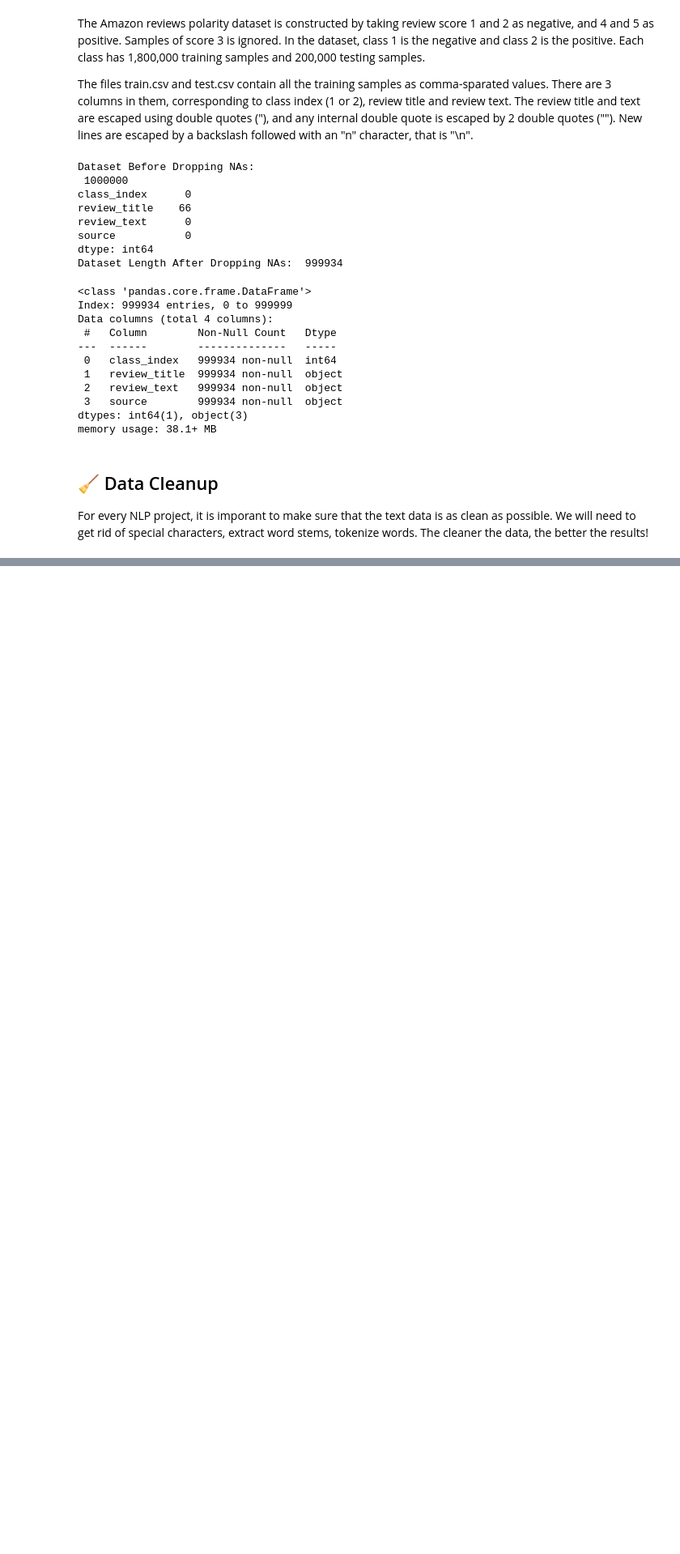
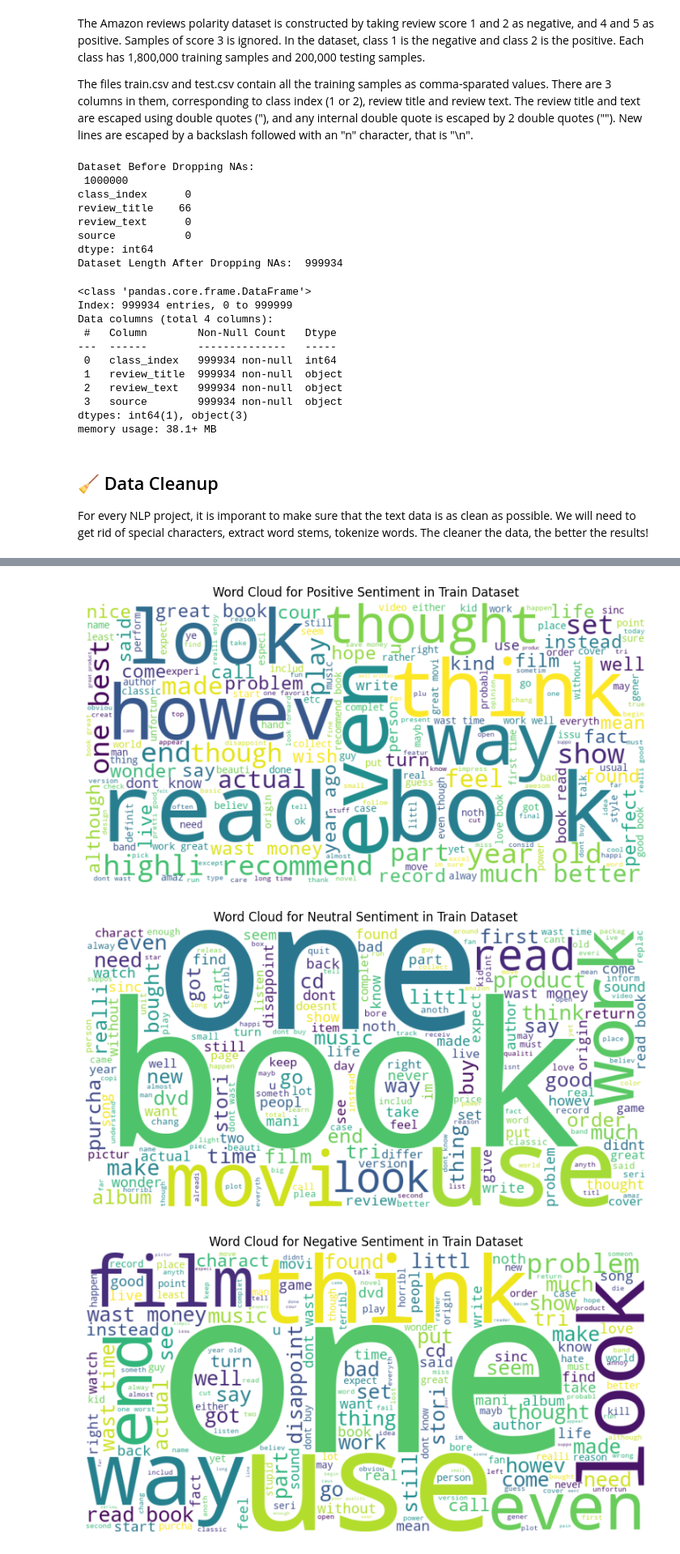
Before and after one commit to pozdnyakovx/exp, a Jupyter notebook: projects/amazon_reviews/reviews_polarity.ipynb, the cells around one changed output, grey strips where cells are left out. Shown at 81% size. Drawn from its saved outputs; the diff is of its cells as text; code cells hidden in the pictures; blank space fills up the shorter version.

```diff
--- a/projects/amazon_reviews/reviews_polarity.ipynb
+++ b/projects/amazon_reviews/reviews_polarity.ipynb
@@ -158,7 +157,7 @@ def remove_stopwords(tokens):
 # Apply stemming to the tokens
 def stem_tokens(tokens):
     if isinstance(tokens, list):
-        return [stemmer.stem(token) for token in tokens]
+        return ' '.join(stemmer.stem(token) for token in tokens)
     else:
         return tokens
 
@@ -177,4 +176,5 @@ df['no_stopwords_text'] = df['tokenized_text'].progress_apply(remove_stopwords)
 # Apply stemming to the tokenized words
 df['stemmed_text'] = df['no_stopwords_text'].progress_apply(stem_tokens)
 
+# Drop unnecessary columns
 df.drop(['cleaned_text', 'tokenized_text', 'no_stopwords_text'], axis=1, inplace=True)
@@ -181,45 +246,14 @@ df.drop(['cleaned_text', 'tokenized_text', 'no_stopwords_text'], axis=1, inplace
 # %%
-# Initialize SentimentIntensityAnalyzer
-sia = SentimentIntensityAnalyzer()
-
-# Perform sentiment analysis
-def get_sentiment(text):
-    scores = sia.polarity_scores(text)
-    if scores['compound'] >= 0.05:
-        return 'positive'
-    elif scores['compound'] <= -0.05:
-        return 'negative'
-    else:
-        return 'neutral'
-
-data['sentiment'] = data['cleaned_text'].apply(get_sentiment)
-
-# Separate train and test datasets
-data_train = data[data['source'] == 'train']
-data_test = data[data['source'] == 'test']
-
-# Display sentiment distribution
-print("\nSentiment Distribution in Train Dataset:")
-print(data_train['sentiment'].value_counts())
-
-print("\nSentiment Distribution in Test Dataset:")
-print(data_test['sentiment'].value_counts())
-
-# Plot sentiment breakdown
-for dataset, label in [(data_train, 'Train'), (data_test, 'Test')]:
-    sentiment_counts = dataset['sentiment'].value_counts()
-    sentiment_counts.plot(kind='bar', figsize=(8, 5), title=f"Sentiment Breakdown in {label} Dataset")
-    plt.xlabel("Sentiment")
-    plt.ylabel("Count")
-    plt.show()
-
 # Display word cloud for each sentiment in train and test datasets
 for sentiment in ['positive', 'neutral', 'negative']:
-    for dataset, label in [(data_train, 'Train'), (data_test, 'Test')]:
-        text = " ".join(dataset[dataset['sentiment'] == sentiment]['cleaned_text'])
-        wordcloud = WordCloud(width=800, height=400, background_color='white').generate(text)
-        plt.figure(figsize=(10, 5))
-        plt.imshow(wordcloud, interpolation='bilinear')
-        plt.axis("off")
-        plt.title(f"Word Cloud for {sentiment.capitalize()} Sentiment in {label} Dataset")
-        plt.show()
+    text = " ".join(df[df['sentiment'] == sentiment]['stemmed_text'])
+    wordcloud = WordCloud(width=800, height=400, background_color='white').generate(text)
+    plt.figure(figsize=(10, 5))
+    plt.imshow(wordcloud, interpolation='bilinear')
+    plt.axis("off")
+    plt.title(f"Word Cloud for {sentiment.capitalize()} Sentiment in {label} Dataset")
+    plt.show()
+# %% [output]
+[figure, added]
+[figure, added]
+[figure, added]
```
Also changed, not shown: parts of 7 cells of this notebook.
